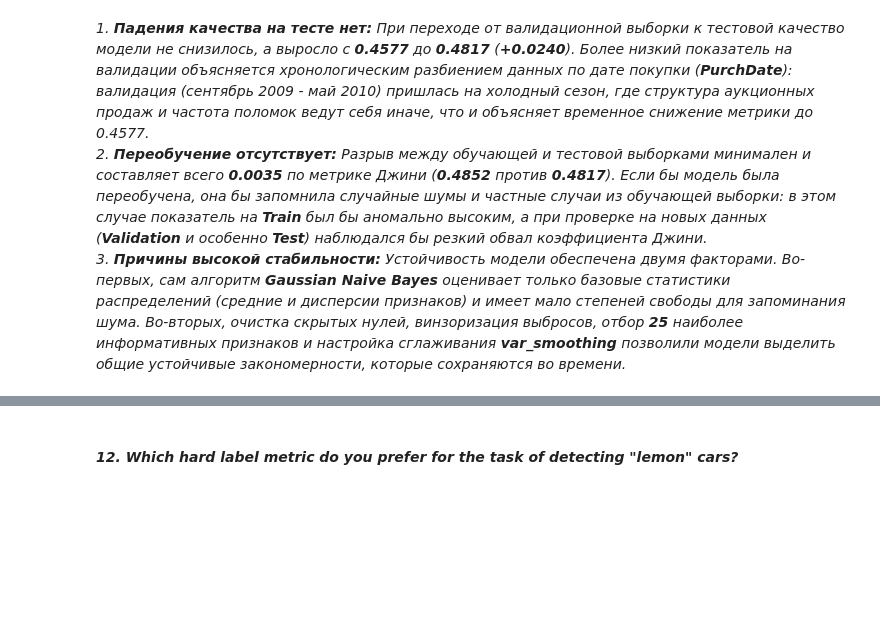
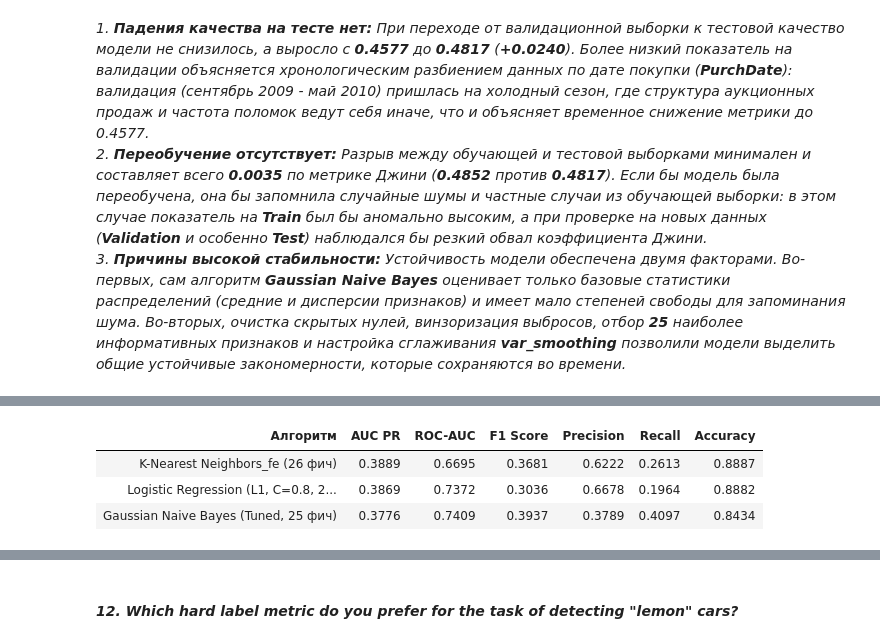
Before and after one commit to RunForJoy/ml-classification-metrics, a Jupyter notebook: src/ml_4.ipynb, the cells around one changed output, grey strips where cells are left out. Cells and saved outputs as stored; diff of their text form; code cells hidden in the pictures; blank space fills up the shorter version.

```diff
--- a/src/ml_4.ipynb
+++ b/src/ml_4.ipynb
@@ -1697,6 +1712,7 @@ print(f"Исключенные признаки в модели с помощь
 # беру 25 лучших признаков
 X_tr_best = X_train_fe[best_features]
 X_val_best = X_valid_fe[best_features]
+X_test_best = X_test_fe[best_features]
 
 # сетка от 10^-11 до 10^0
 smoothing_values = np.logspace(-11, 0, 40)
@@ -1804,0 +1843,19 @@ Compare your algorithms on the test dataset using AUC PR metric.
+# %%
+def custom_precision(y_true, y_pred):
+    y_true = np.asarray(y_true)
+    y_pred = np.asarray(y_pred)
+    TP = np.sum((y_true == 1) & (y_pred == 1))
+    FP = np.sum((y_true == 0) & (y_pred == 1))
+    return TP / (TP + FP) if (TP + FP) > 0 else 0.0
+# %%
+def custom_recall(y_true, y_pred):
+    y_true = np.asarray(y_true)
+    y_pred = np.asarray(y_pred)
+    TP = np.sum((y_true == 1) & (y_pred == 1))
+    FN = np.sum((y_true == 1) & (y_pred == 0))
+    return TP / (TP + FN) if (TP + FN) > 0 else 0.0
+# %%
+def custom_f1(y_true, y_pred):
+    pr = custom_precision(y_true, y_pred)
+    rec = custom_recall(y_true, y_pred)
+    return 2 * (pr * rec) / (pr + rec) if (pr + rec) > 0 else 0.0
@@ -1804,0 +1974,49 @@ Compare your algorithms on the test dataset using AUC PR metric.
+# %%
+test_models = {
+    "Gaussian Naive Bayes (Tuned, 25 фич)": (
+        all_models["Gaussian Naive Bayes (Tuned, 25 фич)"],
+        X_test_best,
+    ),
+    "Logistic Regression (L1, C=0.8, 25 фич)": (
+        all_models["Logistic Regression (L1, C=0.8)"],
+        X_test_fe,
+    ),
+    "K-Nearest Neighbors_fe (26 фич)": (
+        all_models["K-Nearest Neighbors_fe (sklearn)"],
+        X_test_fe,
+    ),
+}
+
+test_comparison = []
+for name, (model, X_test) in test_models.items():
+    proba = model.predict_proba(X_test)[:, 1]
+    preds = (proba >= 0.5).astype(int)
+
+    test_comparison.append(
+        {
+            "Алгоритм": name,
+            "AUC PR": custom_auc_pr(y_test, proba),
+            "ROC-AUC": custom_roc_auc_np(y_test, proba),
+            "F1 Score": custom_f1(y_test, preds),
+            "Precision": custom_precision(y_test, preds),
+            "Recall": custom_recall(y_test, preds),
+            "Accuracy": accuracy_score(y_test, preds),
+        }
+    )
+
+test_comp_df = pd.DataFrame(test_comparison).sort_values(by="AUC PR", ascending=False)
+test_comp_df.style.hide(axis="index").format(
+    {
+        "AUC PR": "{:.4f}",
+        "ROC-AUC": "{:.4f}",
+        "F1 Score": "{:.4f}",
+        "Precision": "{:.4f}",
+        "Recall": "{:.4f}",
+        "Accuracy": "{:.4f}",
+    }
+)
+# %% [output]
+| Алгоритм | AUC PR | ROC-AUC | F1 Score | Precision | Recall | Accuracy |
+| K-Nearest Neighbors_fe (26 фич) | 0.3889 | 0.6695 | 0.3681 | 0.6222 | 0.2613 | 0.8887 |
+| Logistic Regression (L1, C=0.8, 2... | 0.3869 | 0.7372 | 0.3036 | 0.6678 | 0.1964 | 0.8882 |
+| Gaussian Naive Bayes (Tuned, 25 фич) | 0.3776 | 0.7409 | 0.3937 | 0.3789 | 0.4097 | 0.8434 |
```
Also changed, not shown: parts of 24 cells of this notebook.
